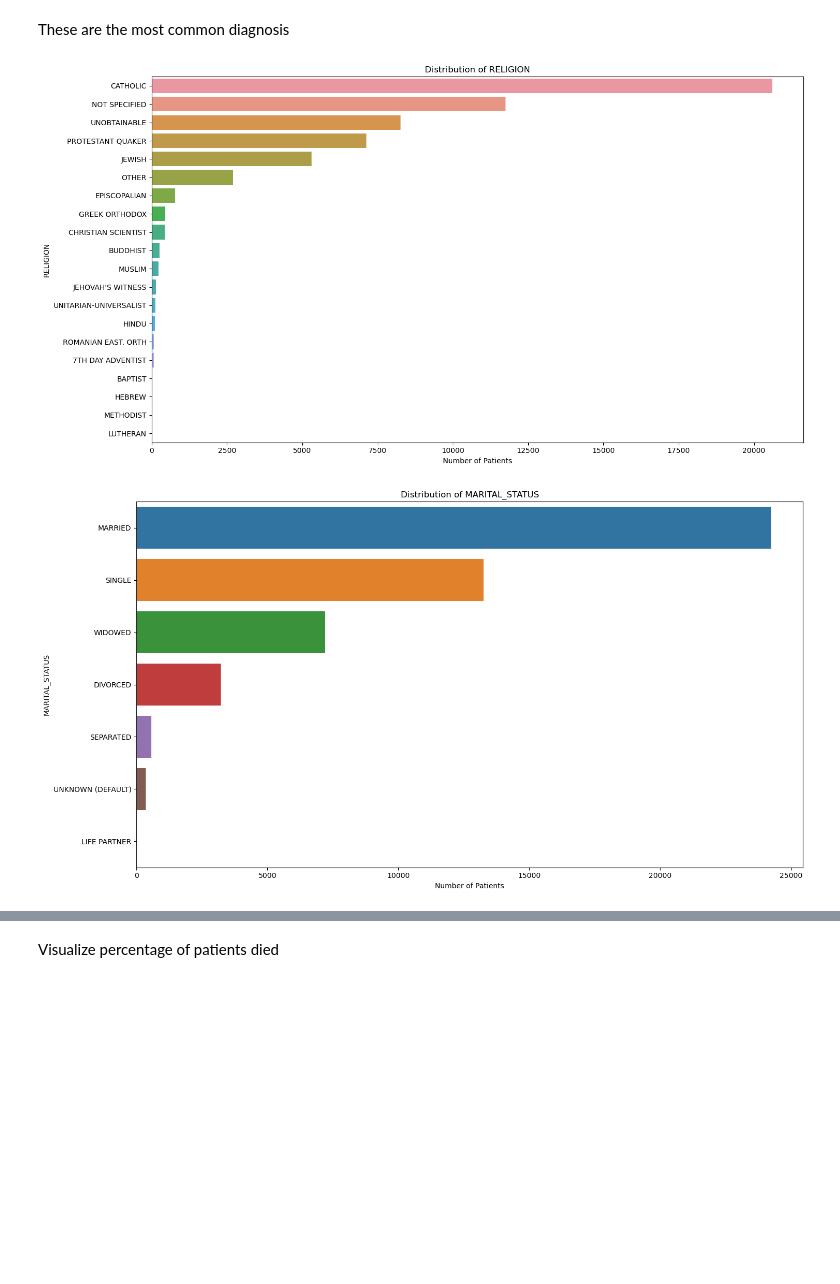
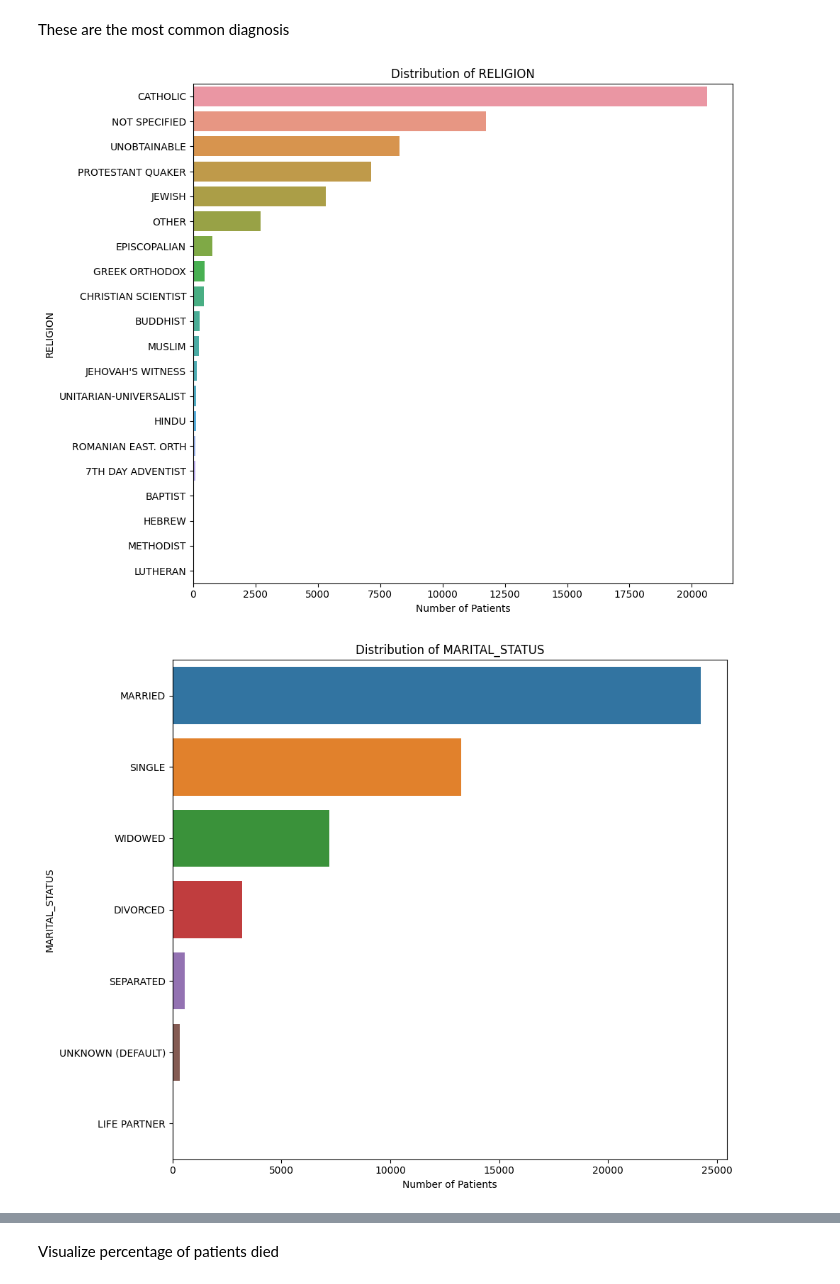
Before and after one commit to jiaminho/RPH-HAC-Prediction, a Jupyter notebook: HAC.ipynb, the cells around one changed output, grey strips where cells are left out. Saved outputs shown, nothing was run; the diff lists cells and outputs as text; code cells hidden in the pictures; blank space fills up the shorter version.

```diff
--- a/HAC.ipynb
+++ b/HAC.ipynb
@@ -43,0 +48,7 @@ admission.head()
+# %%
+admissions_id = '1zfjctJQU-FtY-EOoUh_f4_bSVrPOn0Kc'
+admissions_downloaded = drive.CreateFile({'id':admissions_id})
+admissions_downloaded.GetContentFile('ADMISSIONS.csv')
+
+admission = pd.read_csv('ADMISSIONS.csv')
+admission.head()
@@ -102,16 +98,16 @@ plt.show()
 These are the most common diagnosis
 # %%
 def plot_categorical_data(column_name, df):
-    plt.figure(figsize=(15, 8))
+    plt.figure(figsize=(10, 8))
     sns.countplot(data=df, y=column_name, order = df[column_name].value_counts().index)
     plt.title(f'Distribution of {column_name}')
     plt.xlabel('Number of Patients')
     plt.tight_layout()
     plt.show()
 
 # Visualizing each column
 for column in ['RELIGION', 'MARITAL_STATUS', 'ETHNICITY']:
     plot_categorical_data(column, admission)
 # %% [output]
-[figure, old version]
+[figure, new version]
-[figure, old version]
+[figure, new version]
```
Also changed, not shown: parts of 23 cells of this notebook.
